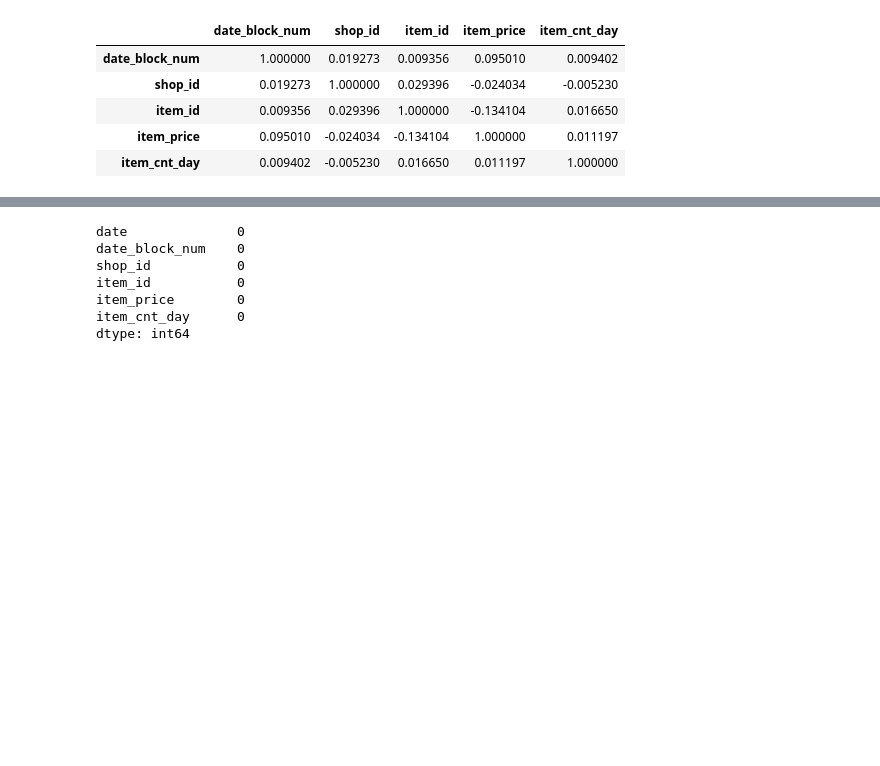
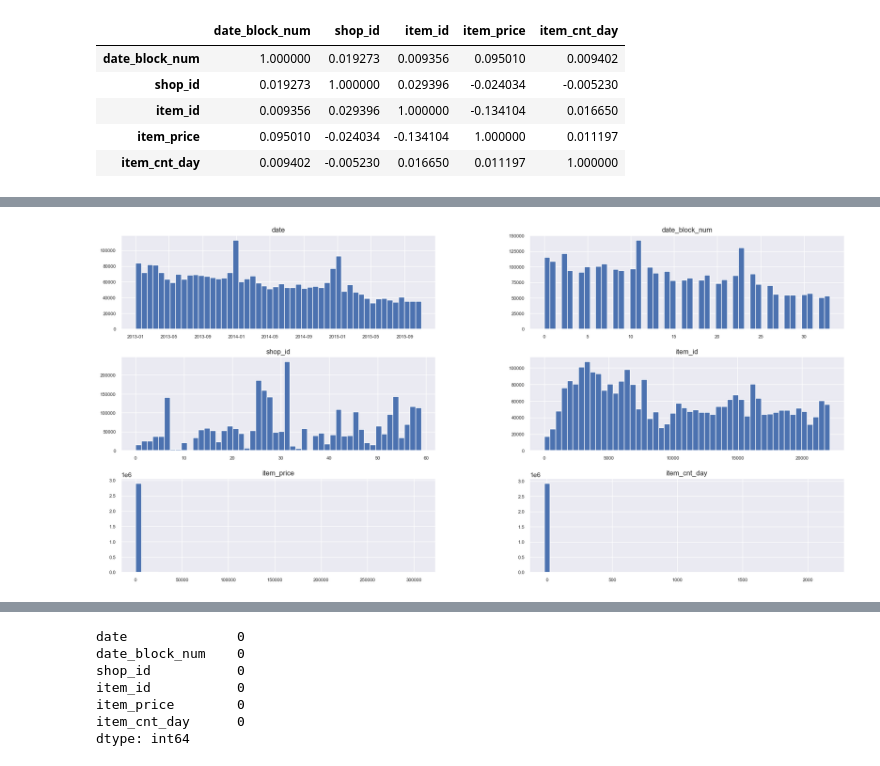
Before and after one commit to surya-parthipan/Predict-Future-Sales---Kaggle, a Jupyter notebook: Sales_data_explanatory_analysis.ipynb, the cells around one changed output, grey strips where cells are left out. Saved outputs shown, nothing was run; the diff lists cells and outputs as text; code cells hidden in the pictures; blank space fills up the shorter version.

```diff
--- a/Sales_data_explanatory_analysis.ipynb
+++ b/Sales_data_explanatory_analysis.ipynb
@@ -101,0 +109,4 @@ sales_train.corr()
+# %%
+sales_train.hist(bins=50, xlabelsize=8, ylabelsize=8);
+# %% [output]
+[figure, added]
```
Also changed, not shown: parts of 6 cells of this notebook.
